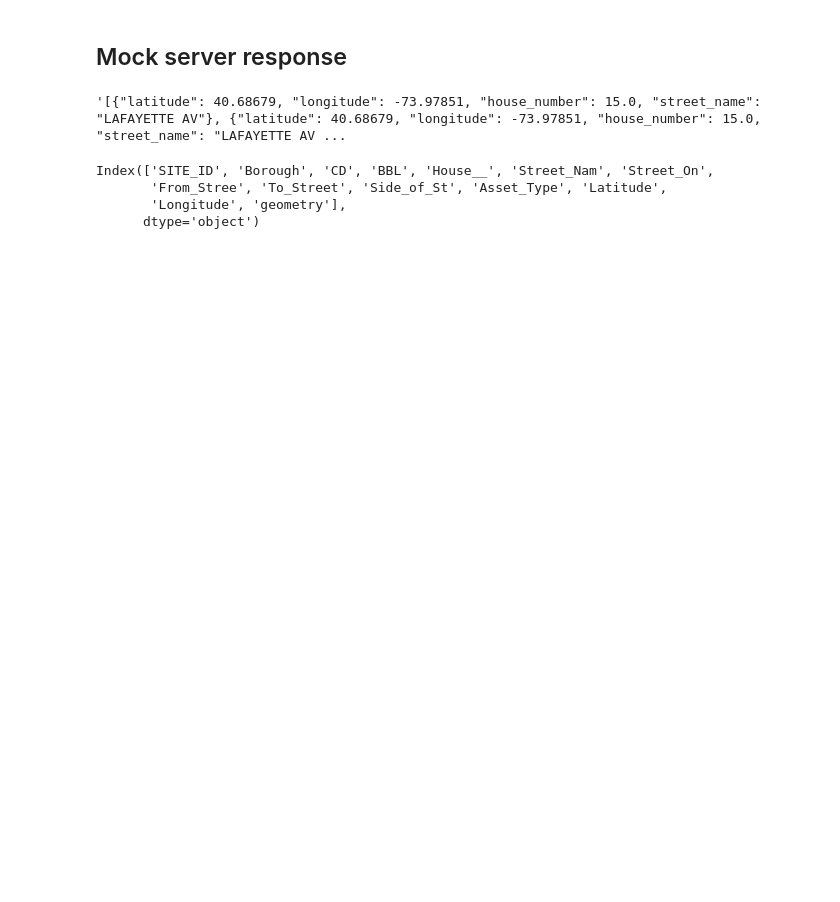
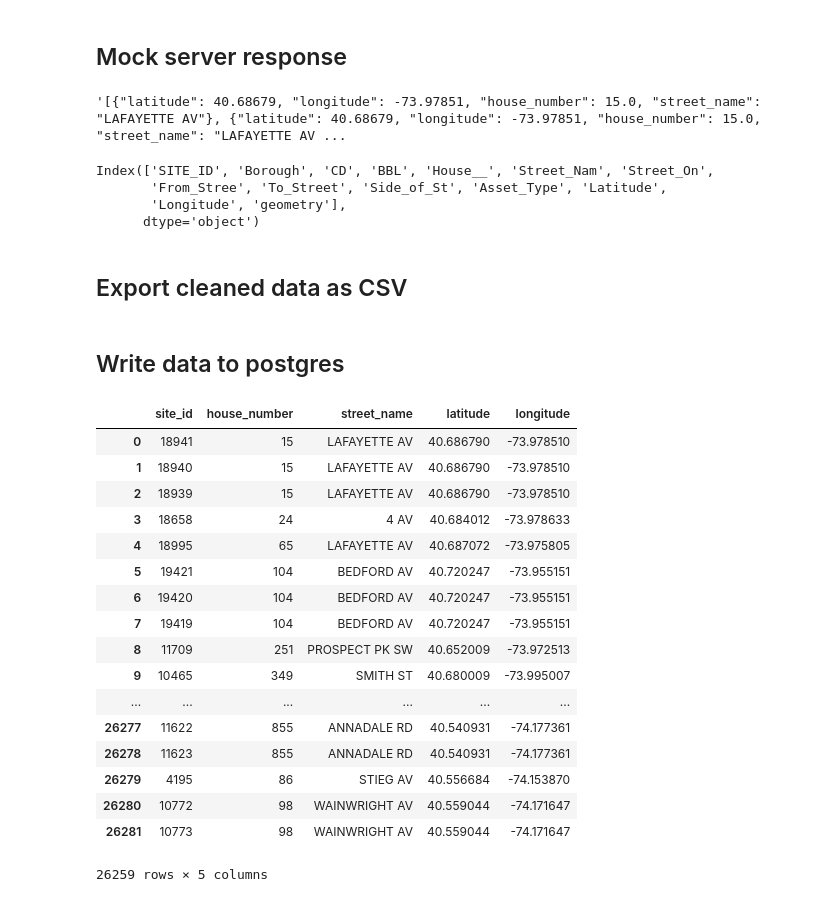
Before and after one commit to capablemonkey/locksmart, a Jupyter notebook: notebooks/bike rack locations.ipynb, the cells around one changed output. Cells and saved outputs as stored; diff of their text form; code cells hidden in the pictures; blank space fills up the shorter version.

```diff
--- a/notebooks/bike rack locations.ipynb
+++ b/notebooks/bike rack locations.ipynb
@@ -93,3 +143,5 @@ Index(['SITE_ID', 'Borough', 'CD', 'BBL', 'House__', 'Street_Nam', 'Street_On',
        'From_Stree', 'To_Street', 'Side_of_St', 'Asset_Type', 'Latitude',
        'Longitude', 'geometry'],
       dtype='object')
+# %% [markdown]
+## Export cleaned data as CSV
@@ -95,0 +151,2 @@ Index(['SITE_ID', 'Borough', 'CD', 'BBL', 'House__', 'Street_Nam', 'Street_On',
+# %% [markdown]
+## Write data to postgres
@@ -95,0 +156,32 @@ Index(['SITE_ID', 'Borough', 'CD', 'BBL', 'House__', 'Street_Nam', 'Street_On',
+# %%
+sql_df = cleaned[['SITE_ID', 'House__', 'Street_Nam', 'Latitude', 'Longitude']]
+sql_df = sql_df.rename(columns={
+    'SITE_ID': 'site_id',
+    'House__': 'house_number',
+    'Street_Nam': 'street_name',
+    'Latitude': 'latitude',
+    'Longitude': 'longitude'})
+
+sql_df['site_id'] = sql_df['site_id'].apply(lambda r: str(int(r)))
+sql_df['house_number'] = sql_df['house_number'].apply(lambda r: str(int(r)))
+
+sql_df
+# %% [output]
+|  | site_id | house_number | street_name | latitude | longitude |
+| 0 | 18941 | 15 | LAFAYETTE AV | 40.686790 | -73.978510 |
+| 1 | 18940 | 15 | LAFAYETTE AV | 40.686790 | -73.978510 |
+| 2 | 18939 | 15 | LAFAYETTE AV | 40.686790 | -73.978510 |
+| 3 | 18658 | 24 | 4 AV | 40.684012 | -73.978633 |
+| 4 | 18995 | 65 | LAFAYETTE AV | 40.687072 | -73.975805 |
+| 5 | 19421 | 104 | BEDFORD AV | 40.720247 | -73.955151 |
+| 6 | 19420 | 104 | BEDFORD AV | 40.720247 | -73.955151 |
+| 7 | 19419 | 104 | BEDFORD AV | 40.720247 | -73.955151 |
+| 8 | 11709 | 251 | PROSPECT PK SW | 40.652009 | -73.972513 |
+| 9 | 10465 | 349 | SMITH ST | 40.680009 | -73.995007 |
+| ... | ... | ... | ... | ... | ... |
+| 26277 | 11622 | 855 | ANNADALE RD | 40.540931 | -74.177361 |
+| 26278 | 11623 | 855 | ANNADALE RD | 40.540931 | -74.177361 |
+| 26279 | 4195 | 86 | STIEG AV | 40.556684 | -74.153870 |
+| 26280 | 10772 | 98 | WAINWRIGHT AV | 40.559044 | -74.171647 |
+| 26281 | 10773 | 98 | WAINWRIGHT AV | 40.559044 | -74.171647 |
+26259 rows × 5 columns
```
Also changed, not shown: parts of 10 cells of this notebook, 1 other file.
